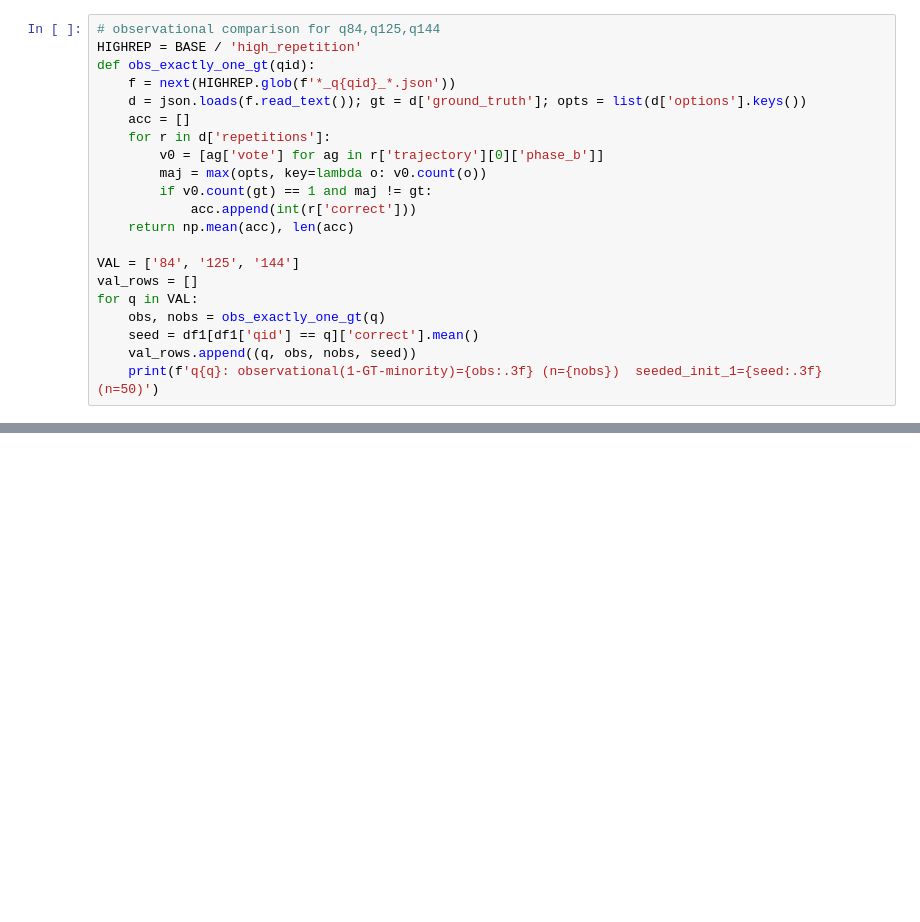
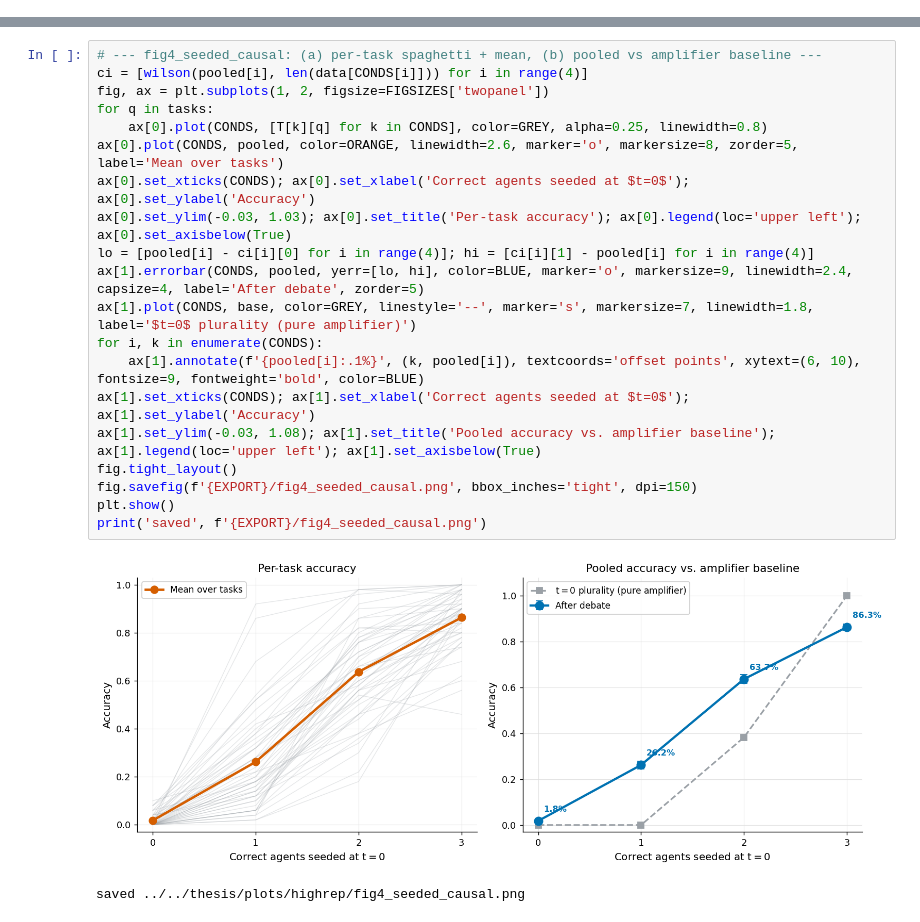
Before and after one commit to echtermeyer/LLM-Based-MAS, a Jupyter notebook: notebooks/golden/09_seeded_causal.ipynb, the cells around one changed output, grey strips where cells are left out. Saved outputs shown, nothing was run; the diff lists cells and outputs as text; blank space fills up the shorter version.

```diff
--- a/notebooks/golden/09_seeded_causal.ipynb
+++ b/notebooks/golden/09_seeded_causal.ipynb
@@ -408,21 +0,0 @@ cluster bootstrap pooled diff (divided-unified): +0.0776 CI[-0.0033,0.1500] (inc
-# %%
-# observational comparison for q84,q125,q144
-HIGHREP = BASE / 'high_repetition'
-def obs_exactly_one_gt(qid):
-    f = next(HIGHREP.glob(f'*_q{qid}_*.json'))
-    d = json.loads(f.read_text()); gt = d['ground_truth']; opts = list(d['options'].keys())
-    acc = []
-    for r in d['repetitions']:
-        v0 = [ag['vote'] for ag in r['trajectory'][0]['phase_b']]
-        maj = max(opts, key=lambda o: v0.count(o))
-        if v0.count(gt) == 1 and maj != gt:
-            acc.append(int(r['correct']))
-    return np.mean(acc), len(acc)
-
-VAL = ['84', '125', '144']
-val_rows = []
-for q in VAL:
-    obs, nobs = obs_exactly_one_gt(q)
-    seed = df1[df1['qid'] == q]['correct'].mean()
-    val_rows.append((q, obs, nobs, seed))
-    print(f'q{q}: observational(1-GT-minority)={obs:.3f} (n={nobs})  seeded_init_1={seed:.3f} (n=50)')
@@ -581,0 +144,23 @@ print('mean rounds:', '  '.join(f'init_{i}={d["rounds"].mean():.2f}' for i, d in
+# %%
+# --- fig4_seeded_causal: (a) per-task spaghetti + mean, (b) pooled vs amplifier baseline ---
+ci = [wilson(pooled[i], len(data[CONDS[i]])) for i in range(4)]
+fig, ax = plt.subplots(1, 2, figsize=FIGSIZES['twopanel'])
+for q in tasks:
+    ax[0].plot(CONDS, [T[k][q] for k in CONDS], color=GREY, alpha=0.25, linewidth=0.8)
+ax[0].plot(CONDS, pooled, color=ORANGE, linewidth=2.6, marker='o', markersize=8, zorder=5, label='Mean over tasks')
+ax[0].set_xticks(CONDS); ax[0].set_xlabel('Correct agents seeded at $t=0$'); ax[0].set_ylabel('Accuracy')
+ax[0].set_ylim(-0.03, 1.03); ax[0].set_title('Per-task accuracy'); ax[0].legend(loc='upper left'); ax[0].set_axisbelow(True)
+lo = [pooled[i] - ci[i][0] for i in range(4)]; hi = [ci[i][1] - pooled[i] for i in range(4)]
+ax[1].errorbar(CONDS, pooled, yerr=[lo, hi], color=BLUE, marker='o', markersize=9, linewidth=2.4, capsize=4, label='After debate', zorder=5)
+ax[1].plot(CONDS, base, color=GREY, linestyle='--', marker='s', markersize=7, linewidth=1.8, label='$t=0$ plurality (pure amplifier)')
+for i, k in enumerate(CONDS):
+    ax[1].annotate(f'{pooled[i]:.1%}', (k, pooled[i]), textcoords='offset points', xytext=(6, 10), fontsize=9, fontweight='bold', color=BLUE)
+ax[1].set_xticks(CONDS); ax[1].set_xlabel('Correct agents seeded at $t=0$'); ax[1].set_ylabel('Accuracy')
+ax[1].set_ylim(-0.03, 1.08); ax[1].set_title('Pooled accuracy vs. amplifier baseline'); ax[1].legend(loc='upper left'); ax[1].set_axisbelow(True)
+fig.tight_layout()
+fig.savefig(f'{EXPORT}/fig4_seeded_causal.png', bbox_inches='tight', dpi=150)
+plt.show()
+print('saved', f'{EXPORT}/fig4_seeded_causal.png')
+# %% [output]
+[figure, added]
+saved ../../thesis/plots/highrep/fig4_seeded_causal.png
```
Also changed, not shown: parts of 28 cells of this notebook, 48 other files.
